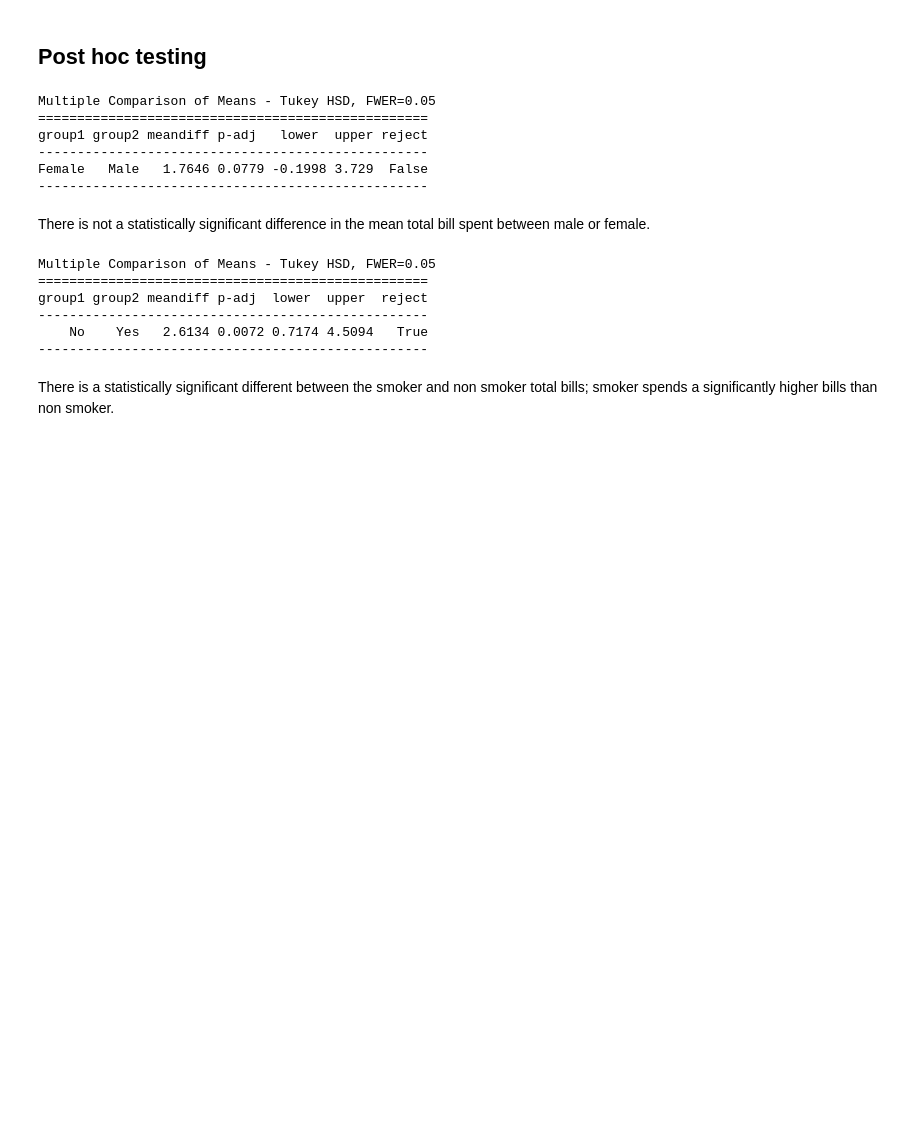
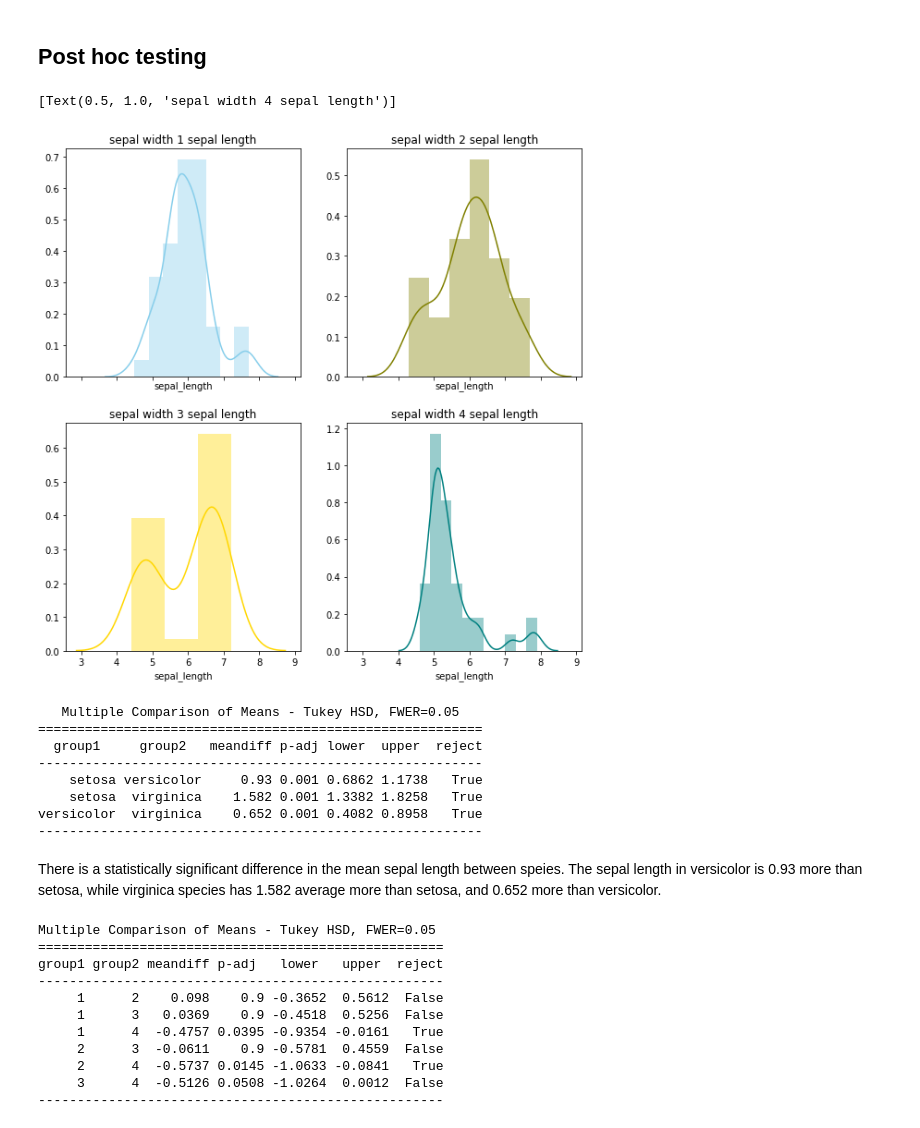
Before and after one commit to AilingLiu/Inferential_Statistics, a Jupyter notebook: ANOVA.ipynb, the cells around one changed output. Drawn from its saved outputs; the diff is of its cells as text; code cells hidden in the pictures; blank space fills up the shorter version.

```diff
--- a/ANOVA.ipynb
+++ b/ANOVA.ipynb
@@ -242,30 +252,50 @@ sns.distplot(tips['total_bill'],
+# %%
+import matplotlib.pyplot as plt
+
+f, axes = plt.subplots(2, 2, figsize=(10, 10), sharex=True)
+sns.distplot(iris["sepal_length"][iris['sepal_width_cat']==1] , color="skyblue", ax=axes[0, 0])
+axes[0, 0].set(title='sepal width 1 sepal length')
+sns.distplot(iris["sepal_length"][iris['sepal_width_cat']==2] , color="olive", ax=axes[0, 1])
+axes[0, 1].set(title='sepal width 2 sepal length')
+sns.distplot(iris["sepal_length"][iris['sepal_width_cat']==3] , color="gold", ax=axes[1, 0])
+axes[1, 0].set(title='sepal width 3 sepal length')
+sns.distplot(iris["sepal_length"][iris['sepal_width_cat']==4] , color="teal", ax=axes[1, 1])
+axes[1, 1].set(title='sepal width 4 sepal length')
+# %% [output]
+[Text(0.5, 1.0, 'sepal width 4 sepal length')]
+[figure, added]
 # %%
 from statsmodels.stats.multicomp import MultiComparison
 
-mc = MultiComparison(tips['total_bill'], tips['sex'])
+mc = MultiComparison(iris['sepal_length'], iris['species'])
 mc_results = mc.tukeyhsd()
 print(mc_results)
 # %% [output]
-Multiple Comparison of Means - Tukey HSD, FWER=0.05
-==================================================
-group1 group2 meandiff p-adj   lower  upper reject
---------------------------------------------------
-Female   Male   1.7646 0.0779 -0.1998 3.729  False
---------------------------------------------------
+   Multiple Comparison of Means - Tukey HSD, FWER=0.05
+=========================================================
+  group1     group2   meandiff p-adj lower  upper  reject
+---------------------------------------------------------
+    setosa versicolor     0.93 0.001 0.6862 1.1738   True
+    setosa  virginica    1.582 0.001 1.3382 1.8258   True
+versicolor  virginica    0.652 0.001 0.4082 0.8958   True
+---------------------------------------------------------
-# %% [markdown]
-There is not a statistically significant difference in the mean total bill spent between male or female.
+# %% [markdown]
+There is a statistically significant difference in the mean sepal length between speies. The sepal length in versicolor is 0.93 more than setosa, while virginica species has 1.582 average more than setosa, and 0.652 more than versicolor.
 # %%
 from statsmodels.stats.multicomp import MultiComparison
 
-mc = MultiComparison(tips['total_bill'], tips['smoker'])
+mc = MultiComparison(iris['sepal_length'], iris['sepal_width_cat'])
 mc_results = mc.tukeyhsd()
 print(mc_results)
 # %% [output]
 Multiple Comparison of Means - Tukey HSD, FWER=0.05
-==================================================
-group1 group2 meandiff p-adj  lower  upper  reject
---------------------------------------------------
-    No    Yes   2.6134 0.0072 0.7174 4.5094   True
---------------------------------------------------
+====================================================
+group1 group2 meandiff p-adj   lower   upper  reject
+----------------------------------------------------
+     1      2    0.098    0.9 -0.3652  0.5612  False
+     1      3   0.0369    0.9 -0.4518  0.5256  False
+     1      4  -0.4757 0.0395 -0.9354 -0.0161   True
+     2      3  -0.0611    0.9 -0.5781  0.4559  False
+     2      4  -0.5737 0.0145 -1.0633 -0.0841   True
+     3      4  -0.5126 0.0508 -1.0264  0.0012  False
+----------------------------------------------------
-# %% [markdown]
-There is a statistically significant different between the smoker and non smoker total bills; smoker spends a significantly higher bills than non smoker.
```
Also changed, not shown: parts of 11 cells of this notebook.
